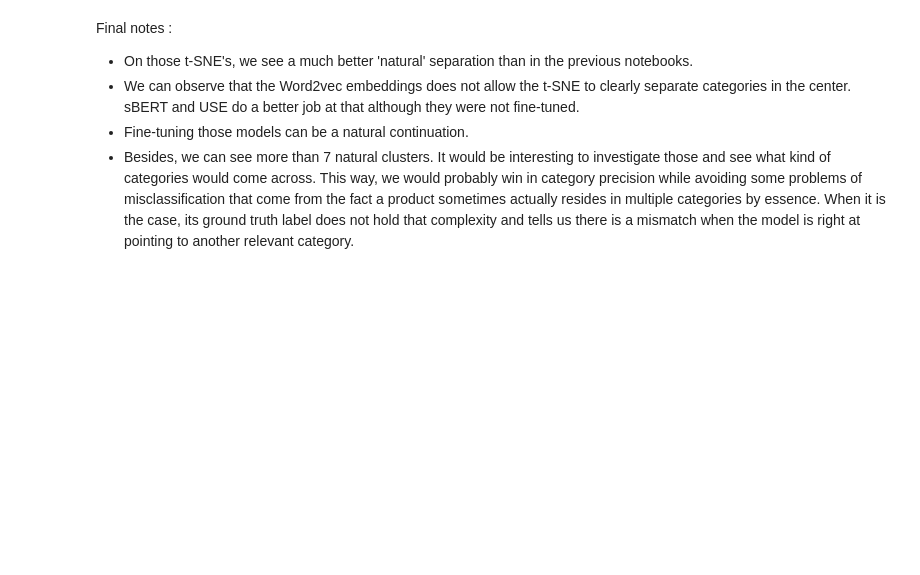
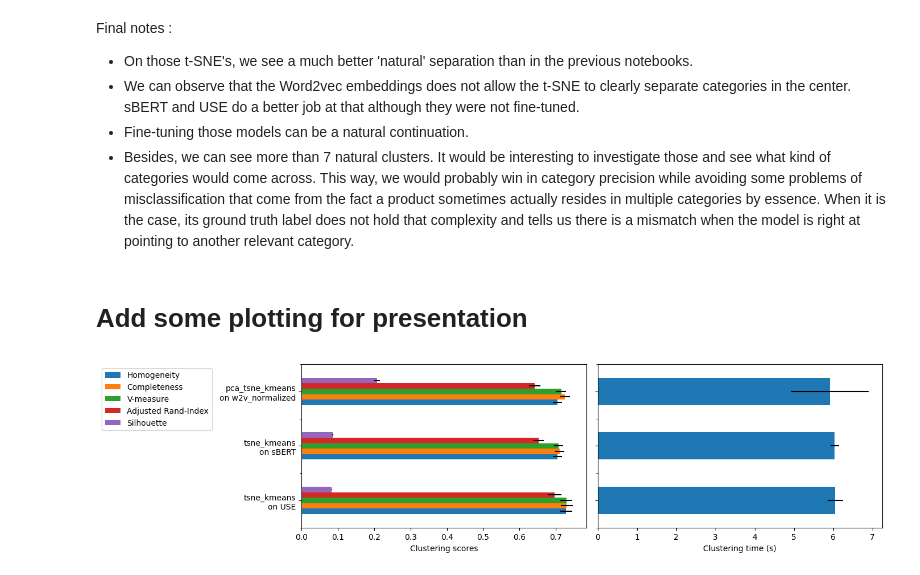
Before and after one commit to JulienfLeBoucher/OC_classification_from_text_and_image, a Jupyter notebook: NLP3.ipynb, the cells around one changed output. Cells and saved outputs as stored; diff of their text form; code cells hidden in the pictures; blank space fills up the shorter version.

Commit message:
Minor changes for presentation.

```diff
--- a/NLP3.ipynb
+++ b/NLP3.ipynb
@@ -1123,3 +1123,30 @@ Final notes :
 - We can observe that the Word2vec embeddings does not allow the t-SNE to clearly separate categories in the center. sBERT and USE do a better job at that although they were not fine-tuned.
 - Fine-tuning those models can be a natural continuation.
 - Besides, we can see more than 7 natural clusters. It would be interesting to investigate those and see what kind of categories would come across. This way, we would probably win in category precision while avoiding some problems of misclassification that come from the fact a product sometimes actually resides in multiple categories by essence. When it is the case, its ground truth label does not hold that complexity and tells us there is a mismatch when the model is right at pointing to another relevant category.
+# %% [markdown]
+# Add some plotting for presentation
+# %%
+import json
+evaluations_path = './evaluations/embeddings/'
+model_type = 'w2v_sBERT_USE'
+
+with open(evaluations_path + model_type + '.json', 'r') as fp:
+   evaluations = json.load(fp)
+
+with open(evaluations_path + model_type + '_std.json', 'r') as fp:
+   evaluations_std =json.load(fp)
+# %%
+# get indexes of the 3 best estimators
+names = ['tsne_kmeans\non USE', 'tsne_kmeans\non sBERT', 'pca_tsne_kmeans\non w2v_normalized']
+idx = []
+for k in range(len(evaluations)):
+    if evaluations[k]['estimator'] in names:
+        idx.append(k)
+
+# extract its scores
+new_eval = [evaluations[k] for k in idx]
+new_eval_std = [evaluations_std[k] for k in idx]
+
+ds.display_clusters_scores(new_eval, new_eval_std)
+# %% [output]
+[figure, added]
```
Also changed, not shown: 2 other files.
